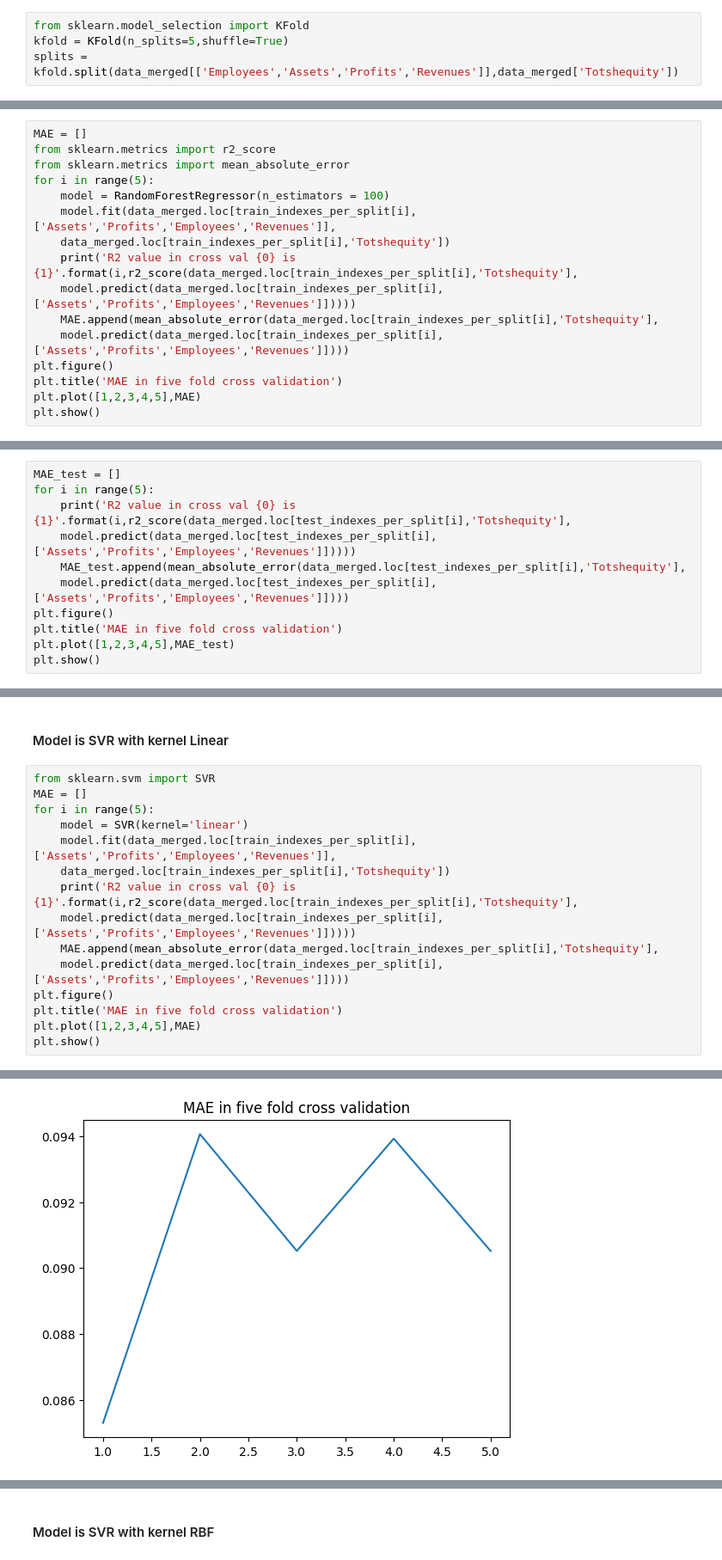
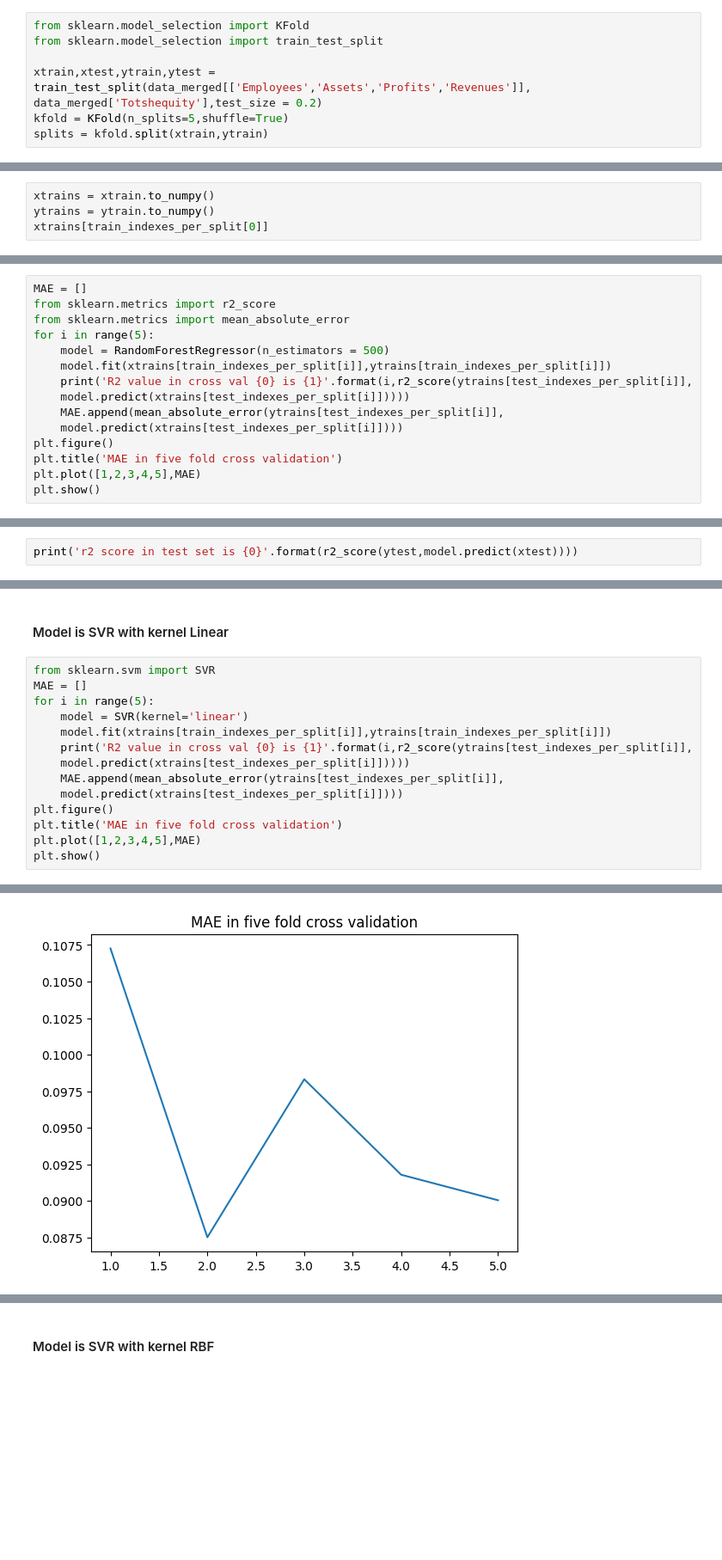
Before and after one commit to arjun8009/Python-Exeter, a Jupyter notebook: Learning Form Data ECMM445-CA1.ipynb, the cells around one changed output, grey strips where cells are left out. Shown at 86% size. Saved outputs shown, nothing was run; the diff lists cells and outputs as text; blank space fills up the shorter version.

```diff
--- a/Learning Form Data ECMM445-CA1.ipynb
+++ b/Learning Form Data ECMM445-CA1.ipynb
@@ -839,8 +839,12 @@ plt.show()
 # choosing the top 4 features that is Assets , Profits, Employees , Revenues
 # %%
 from sklearn.model_selection import KFold
+from sklearn.model_selection import train_test_split
+
+xtrain,xtest,ytrain,ytest = train_test_split(data_merged[['Employees','Assets','Profits','Revenues']],
+data_merged['Totshequity'],test_size = 0.2)
 kfold = KFold(n_splits=5,shuffle=True)
-splits = kfold.split(data_merged[['Employees','Assets','Profits','Revenues']],data_merged['Totshequity'])
+splits = kfold.split(xtrain,ytrain)
 # %%
 train_indexes_per_split = []
 test_indexes_per_split = []
@@ -853,0 +862,4 @@ len(train_indexes_per_split)
+# %%
+xtrains = xtrain.to_numpy()
+ytrains = ytrain.to_numpy()
+xtrains[train_indexes_per_split[0]]
@@ -858,13 +878,12 @@ MAE = []
 from sklearn.metrics import r2_score
 from sklearn.metrics import mean_absolute_error
 for i in range(5):
-    model = RandomForestRegressor(n_estimators = 100)
-    model.fit(data_merged.loc[train_indexes_per_split[i],['Assets','Profits','Employees','Revenues']],
-    data_merged.loc[train_indexes_per_split[i],'Totshequity'])
-    print('R2 value in cross val {0} is {1}'.format(i,r2_score(data_merged.loc[train_indexes_per_split[i],'Totshequity'],
-    model.predict(data_merged.loc[train_indexes_per_split[i],['Assets','Profits','Employees','Revenues']]))))
-    MAE.append(mean_absolute_error(data_merged.loc[train_indexes_per_split[i],'Totshequity'],
-    model.predict(data_merged.loc[train_indexes_per_split[i],['Assets','Profits','Employees','Revenues']])))
+    model = RandomForestRegressor(n_estimators = 500)
+    model.fit(xtrains[train_indexes_per_split[i]],ytrains[train_indexes_per_split[i]])
+    print('R2 value in cross val {0} is {1}'.format(i,r2_score(ytrains[test_indexes_per_split[i]],
+    model.predict(xtrains[test_indexes_per_split[i]]))))
+    MAE.append(mean_absolute_error(ytrains[test_indexes_per_split[i]],
+    model.predict(xtrains[test_indexes_per_split[i]])))
 plt.figure()
 plt.title('MAE in five fold cross validation')
 plt.plot([1,2,3,4,5],MAE)
@@ -879,12 +898,3 @@ R2 value in cross val 4 is 0.9589328521150475
 # %%
-MAE_test = []
-for i in range(5):
-    print('R2 value in cross val {0} is {1}'.format(i,r2_score(data_merged.loc[test_indexes_per_split[i],'Totshequity'],
-    model.predict(data_merged.loc[test_indexes_per_split[i],['Assets','Profits','Employees','Revenues']]))))
-    MAE_test.append(mean_absolute_error(data_merged.loc[test_indexes_per_split[i],'Totshequity'],
-    model.predict(data_merged.loc[test_indexes_per_split[i],['Assets','Profits','Employees','Revenues']])))
-plt.figure()
-plt.title('MAE in five fold cross validation')
-plt.plot([1,2,3,4,5],MAE_test)
-plt.show()
+print('r2 score in test set is {0}'.format(r2_score(ytest,model.predict(xtest))))
 # %% [output]
@@ -901,12 +906,11 @@ from sklearn.svm import SVR
 MAE = []
 for i in range(5):
     model = SVR(kernel='linear')
-    model.fit(data_merged.loc[train_indexes_per_split[i],['Assets','Profits','Employees','Revenues']],
-    data_merged.loc[train_indexes_per_split[i],'Totshequity'])
-    print('R2 value in cross val {0} is {1}'.format(i,r2_score(data_merged.loc[train_indexes_per_split[i],'Totshequity'],
-    model.predict(data_merged.loc[train_indexes_per_split[i],['Assets','Profits','Employees','Revenues']]))))
-    MAE.append(mean_absolute_error(data_merged.loc[train_indexes_per_split[i],'Totshequity'],
-    model.predict(data_merged.loc[train_indexes_per_split[i],['Assets','Profits','Employees','Revenues']])))
+    model.fit(xtrains[train_indexes_per_split[i]],ytrains[train_indexes_per_split[i]])
+    print('R2 value in cross val {0} is {1}'.format(i,r2_score(ytrains[test_indexes_per_split[i]],
+    model.predict(xtrains[test_indexes_per_split[i]]))))
+    MAE.append(mean_absolute_error(ytrains[test_indexes_per_split[i]],
+    model.predict(xtrains[test_indexes_per_split[i]])))
 plt.figure()
 plt.title('MAE in five fold cross validation')
 plt.plot([1,2,3,4,5],MAE)
@@ -920,2 +924,2 @@ R2 value in cross val 4 is 0.6542804246231004
-[figure, old version]
+[figure, new version]
 # %%
```
Also changed, not shown: parts of 12 cells of this notebook.
